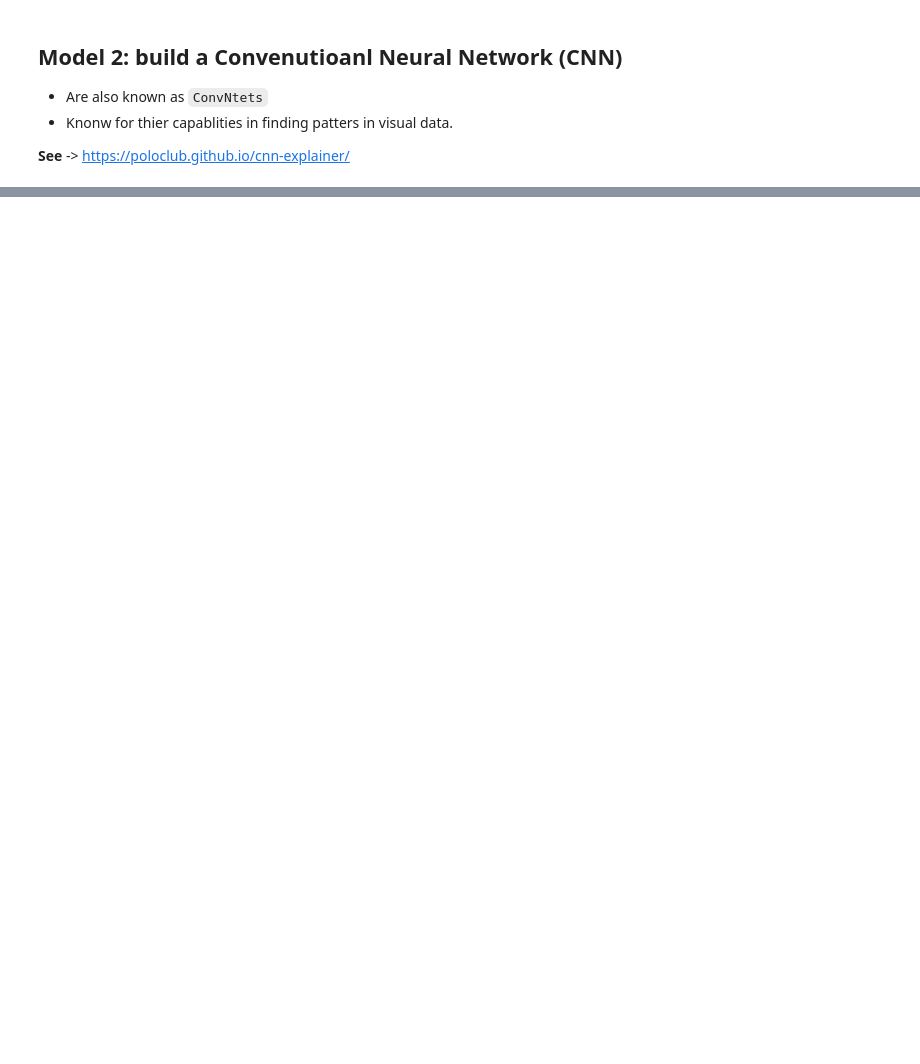
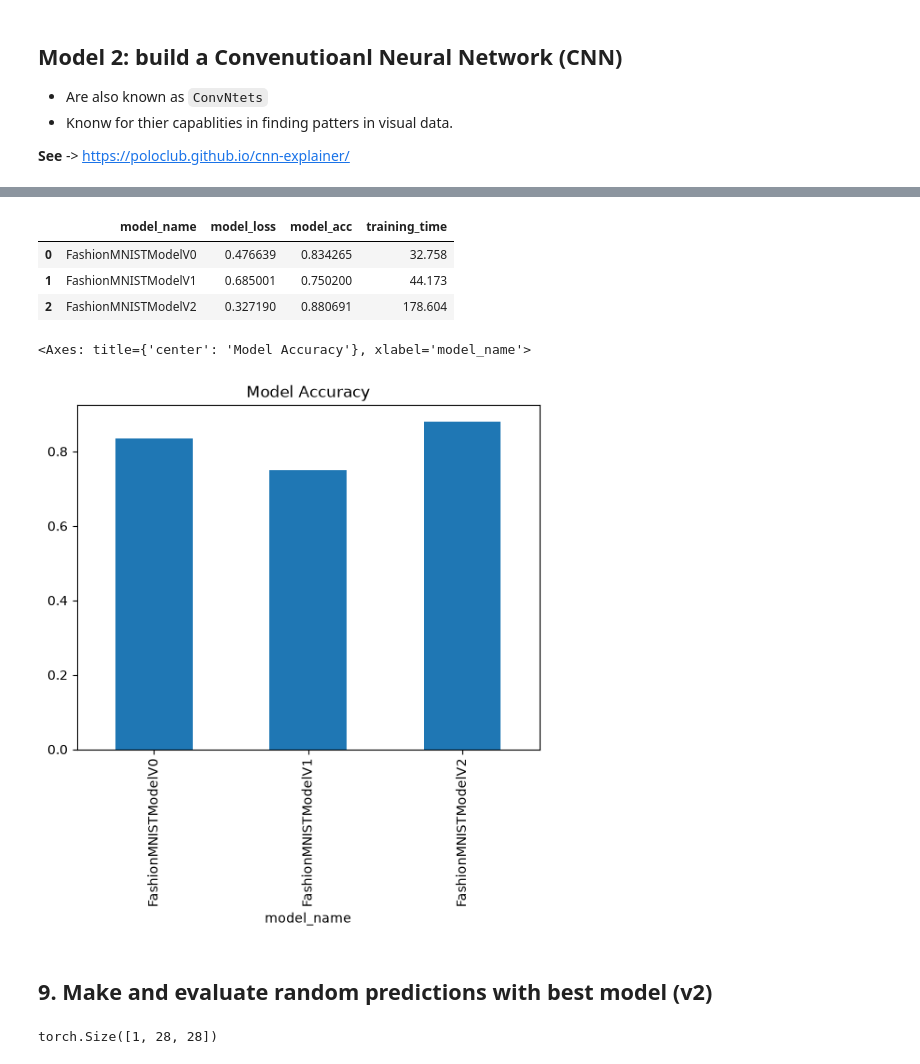
Before and after one commit to SarahAbuirmeileh/PyTorch_Learning, a Jupyter notebook: notebooks/learning/03_PyTorch_Computer_Vision.ipynb, the cells around one changed output, grey strips where cells are left out. Drawn from its saved outputs; the diff is of its cells as text; code cells hidden in the pictures; blank space fills up the shorter version.

Commit message:
Complete the CNN model and evaluate it

```diff
--- a/notebooks/learning/03_PyTorch_Computer_Vision.ipynb
+++ b/notebooks/learning/03_PyTorch_Computer_Vision.ipynb
@@ -954,0 +1063,28 @@ model_2 = FashionMNISTModelV2(input_shape=1, # The number of channeles in out im
+# %%
+torch.manual_seed(RANDOM_SEED)
+torch.cuda.manual_seed(RANDOM_SEED)
+
+# MEasur etime
+from timeit import default_timer as timer
+train_time_start_model_2 = timer()
+
+# Trina and tet model
+epochs = 3
+for epoch in tqdm(range(epochs)):
+  train_step(model=model_2,
+             dataloader=train_dataloader,
+             loss_fn=loss_fn,
+             optimizer=optimizer,
+             accuracy_fn=accuracy_fn,
+             device=device)
+
+  test_step(model=model_2,
+            dataloader=test_dataloader,
+            loss_fn=loss_fn,
+            optimizer=optimizer,
+            accuracy_fn=accuracy_fn,
+            device=device)
+
+train_time_end_model_2 = timer()
+print_train_time(start=train_time_start_model_2,
+                 end=train_time_end_model_2)
@@ -954,0 +1176,20 @@ model_2 = FashionMNISTModelV2(input_shape=1, # The number of channeles in out im
+# %%
+# add training time to results comparison
+
+# FIX: Changed 'total_train_time_cpu' to the correct variable 'total_train_time_model_0'
+compare_results["training_time"] = [f"{total_train_time_model_0:.3f}", f"{total_train_time_gpu:.3f}", None]
+compare_results
+# %% [output]
+|  | model_name | model_loss | model_acc | training_time |
+| 0 | FashionMNISTModelV0 | 0.476639 | 0.834265 | 32.758 |
+| 1 | FashionMNISTModelV1 | 0.685001 | 0.750200 | 44.173 |
+| 2 | FashionMNISTModelV2 | 0.327190 | 0.880691 | 178.604 |
+# %%
+# Visiulizae our data results
+
+compare_results.set_index("model_name")["model_acc"].plot.bar(title="Model Accuracy")
+# %% [output]
+<Axes: title={'center': 'Model Accuracy'}, xlabel='model_name'>
+[figure, added]
+# %% [markdown]
+## 9. Make and evaluate random predictions with best model (v2)
@@ -954,0 +1221,21 @@ model_2 = FashionMNISTModelV2(input_shape=1, # The number of channeles in out im
+# %%
+import random
+
+# random.seed(42)
+
+test_samples = []
+test_labels = []
+
+# test_data : what we downloaded from FashionMNIST
+
+for sample, label in random.sample(list(test_data), k=9):
+  test_samples.append(sample)
+  test_labels.append(label)
+
+# test_samples = test_samples[:10]
+# test_lables = test_lables[:1
+
+# View first sample shape
+test_samples[0].shape
+# %% [output]
+torch.Size([1, 28, 28])
```
Also changed, not shown: parts of 49 cells of this notebook.
